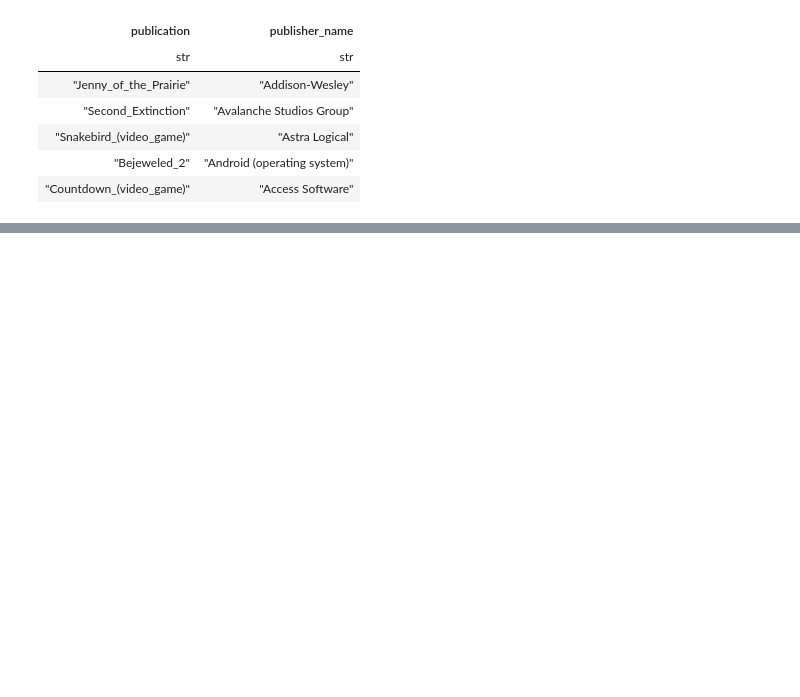
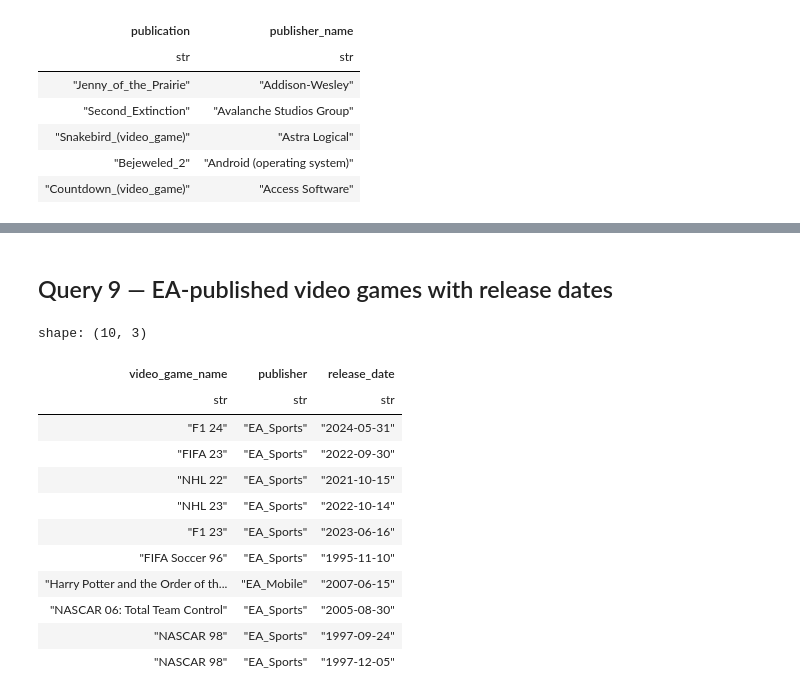
Before and after one commit to dusanparipovic/software-architecture-for-controlling-smart-grids, a Jupyter notebook: additional-queries/dbpedia/dbpedia.ipynb, the cells around one changed output, grey strips where cells are left out. Drawn from its saved outputs; the diff is of its cells as text; code cells hidden in the pictures; blank space fills up the shorter version.

```diff
--- a/additional-queries/dbpedia/dbpedia.ipynb
+++ b/additional-queries/dbpedia/dbpedia.ipynb
@@ -209,0 +328,33 @@ shape: (5, 2)
+# %% [markdown]
+## Query 9 — EA-published video games with release dates
+# %%
+SAMPLE_QUERY_NINE = """
+PREFIX dbo: <http://dbpedia.org/ontology/>
+PREFIX rdfs: <http://www.w3.org/2000/01/rdf-schema#>
+SELECT DISTINCT ?video_game_name ?publisher ?release_date WHERE {
+  ?video_game a dbo:VideoGame ;
+              dbo:publisher ?publisher ;
+              rdfs:label ?video_game_name ;
+              dbo:releaseDate ?release_date .
+  ?publisher rdfs:label ?publisher_name .
+  FILTER (lang(?video_game_name) = "en")
+  FILTER (STRSTARTS(LCASE(?publisher_name), "ea"))
+}
+ORDER BY ?video_game_name ?release_date
+LIMIT 10
+"""
+show_last_part_of_url(run_sparql(SAMPLE_QUERY_NINE))
+# %% [output]
+shape: (10, 3)
+| video_game_name | publisher | release_date |
+| str | str | str |
+| "F1 24" | "EA_Sports" | "2024-05-31" |
+| "FIFA 23" | "EA_Sports" | "2022-09-30" |
+| "NHL 22" | "EA_Sports" | "2021-10-15" |
+| "NHL 23" | "EA_Sports" | "2022-10-14" |
+| "F1 23" | "EA_Sports" | "2023-06-16" |
+| "FIFA Soccer 96" | "EA_Sports" | "1995-11-10" |
+| "Harry Potter and the Order of th... | "EA_Mobile" | "2007-06-15" |
+| "NASCAR 06: Total Team Control" | "EA_Sports" | "2005-08-30" |
+| "NASCAR 98" | "EA_Sports" | "1997-09-24" |
+| "NASCAR 98" | "EA_Sports" | "1997-12-05" |
```
Also changed, not shown: parts of 20 cells of this notebook, 4 other files.
